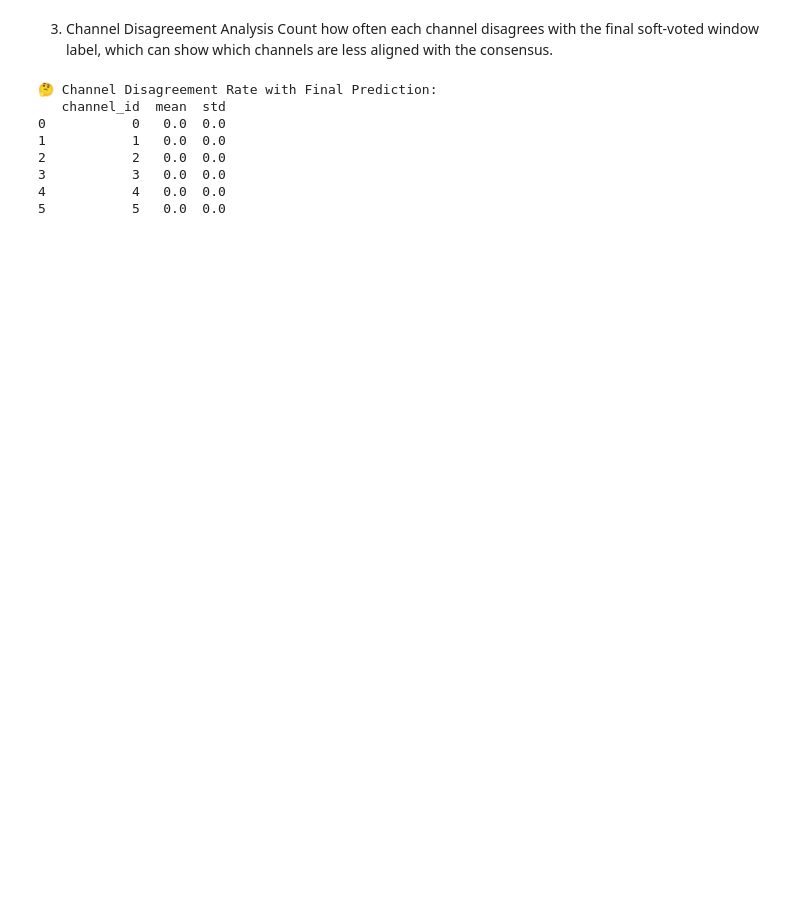
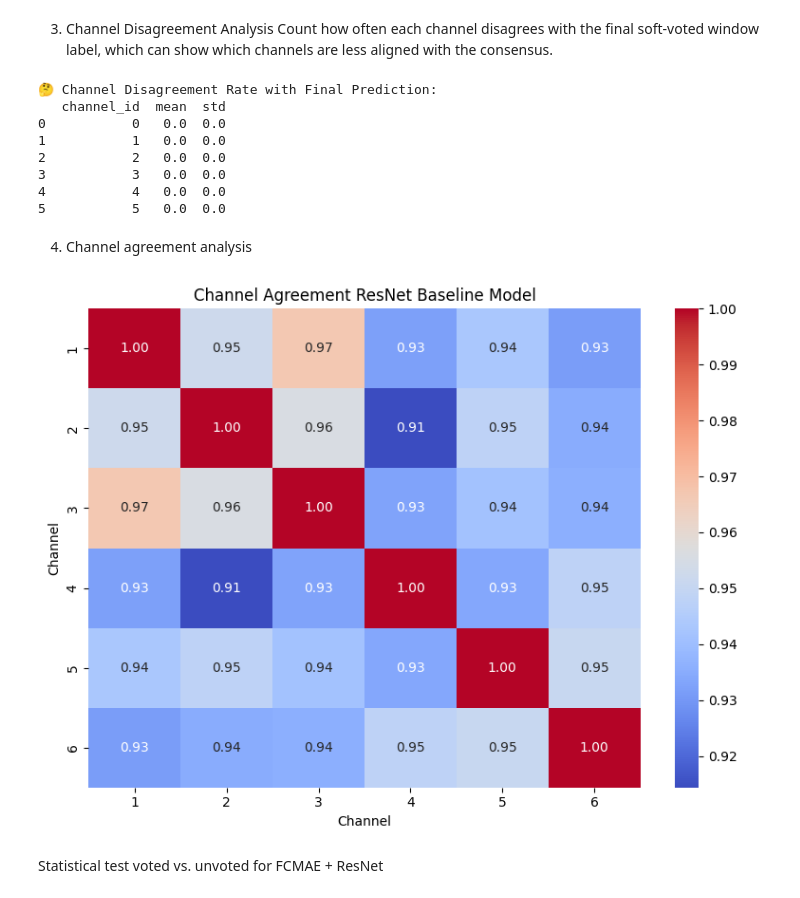
Before and after one commit to noorwertheim/Master-Thesis, a Jupyter notebook: notebooks/voting_channels_probs.ipynb, the cells around one changed output. Cells and saved outputs as stored; diff of their text form; code cells hidden in the pictures; blank space fills up the shorter version.

```diff
--- a/notebooks/voting_channels_probs.ipynb
+++ b/notebooks/voting_channels_probs.ipynb
@@ -313,3 +356,48 @@ print(disagreement_summary)
 3           3   0.0  0.0
 4           4   0.0  0.0
 5           5   0.0  0.0
+# %% [markdown]
+4. Channel agreement analysis
+# %%
+import seaborn as sns
+
+# Initialize matrix to accumulate agreement counts
+n_channels = df["window_id"].apply(lambda x: int(re.search(r"chan(\d+)", x).group(1)) + 1).max()
+agreement_matrix = np.zeros((n_channels, n_channels))
+
+# For each run, compute pairwise agreement
+for i in run_indices:
+    label_col = f"pred_label{i}"
+
+    temp = df[["window_id", label_col]].copy()
+    temp["record_base"] = temp["window_id"].apply(lambda x: re.sub(r"-chan\d+", "", x))
+    temp["channel"] = temp["window_id"].apply(lambda x: int(re.search(r"chan(\d+)", x).group(1)))
+
+    # Pivot to shape (n_windows_per_record, n_channels)
+    pivot = temp.pivot(index="record_base", columns="channel", values=label_col)
+
+    # Compute agreement between every pair of channels
+    for c1 in range(n_channels):
+        for c2 in range(n_channels):
+            if c1 == c2:
+                agreement = 1.0
+            else:
+                valid_mask = pivot[c1].notna() & pivot[c2].notna()
+                agreement = (pivot[c1][valid_mask] == pivot[c2][valid_mask]).mean()
+            agreement_matrix[c1, c2] += agreement
+
+# Average across runs
+agreement_matrix /= len(run_indices)
+
+# Plot heatmap
+plt.figure(figsize=(8, 6))
+sns.heatmap(agreement_matrix, annot=True, fmt=".2f", cmap="coolwarm", xticklabels=range(1, n_channels+1), yticklabels=range(1, n_channels+1))
+plt.title("Channel Agreement ResNet Baseline Model")
+plt.xlabel("Channel")
+plt.ylabel("Channel")
+plt.tight_layout()
+plt.show()
+# %% [output]
+[figure, added]
+# %% [markdown]
+Statistical test voted vs. unvoted for FCMAE + ResNet
```
Also changed, not shown: parts of 7 cells of this notebook, 1 other file.
